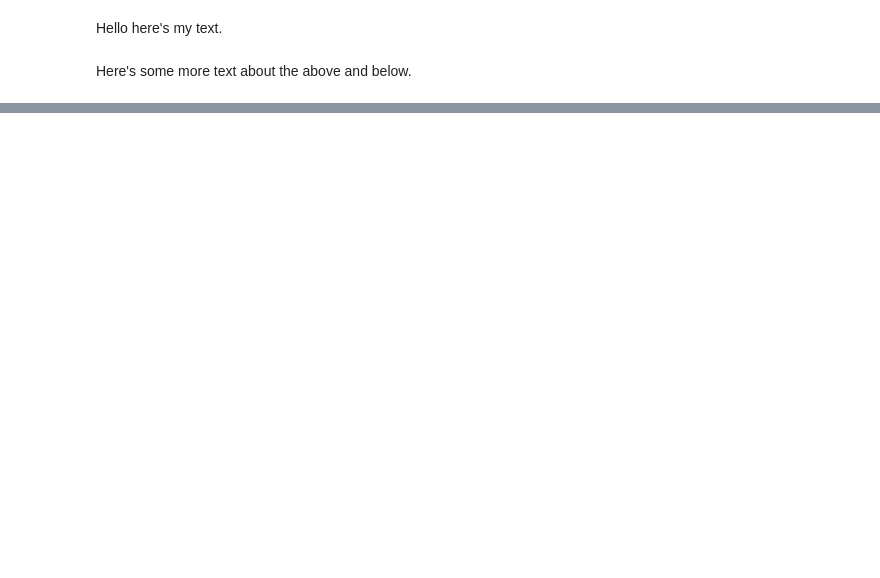
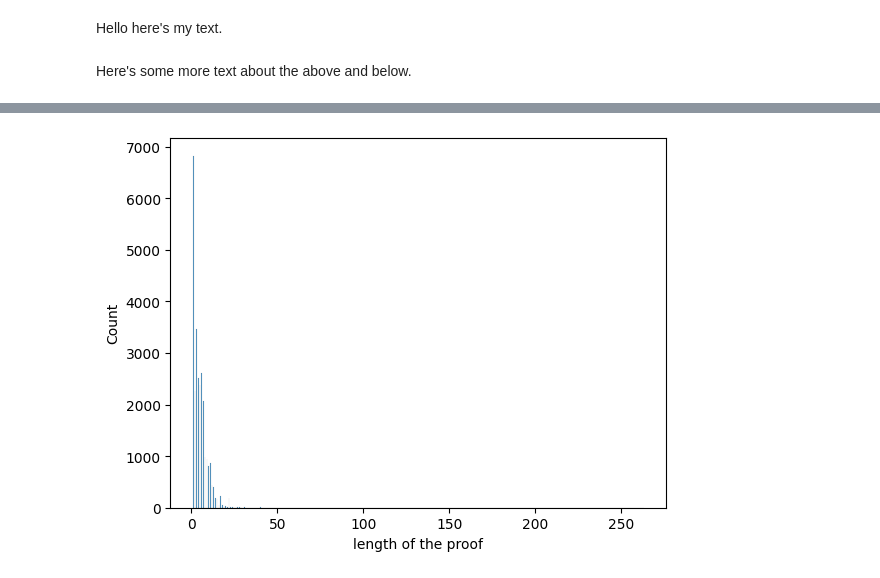
Before and after one commit to huubdejong/coq-tactician-api, a Jupyter notebook: experiments-jdg/tacticDistributions.ipynb, the cells around one changed output, grey strips where cells are left out. Cells and saved outputs as stored; diff of their text form; code cells hidden in the pictures; blank space fills up the shorter version.

```diff
--- a/experiments-jdg/tacticDistributions.ipynb
+++ b/experiments-jdg/tacticDistributions.ipynb
@@ -284,10 +18,0 @@ plt.show()
-# %%
-data = twoStepForwardConditionals[tacticHash]
-totaly = 0
-for v in data.values():
-  totaly += v
-plt.pie(data.values(), labels=[(tacticsLookup[k[0]][0], tacticsLookup[k[1]][0]) if (v/float(totaly) > 0.02) else '' for k,v  in data.items()])
-#plt.pie(data.values())
-plt.title("Distribution of pairs of tactics used after " + str(tacticsLookup[tacticHash][0]))
-plt.savefig(str(tacticHash) + "_TwoStep.png")
-plt.show()
@@ -312,0 +187,7 @@ plt.show()
+# %%
+sns.histplot(proofLengths,log_scale=False)
+plt.xlabel("length of the proof")
+plt.savefig("ProofLengths.svg")
+plt.show()
+# %% [output]
+[figure, added]
```
Also changed, not shown: parts of 36 cells of this notebook.
